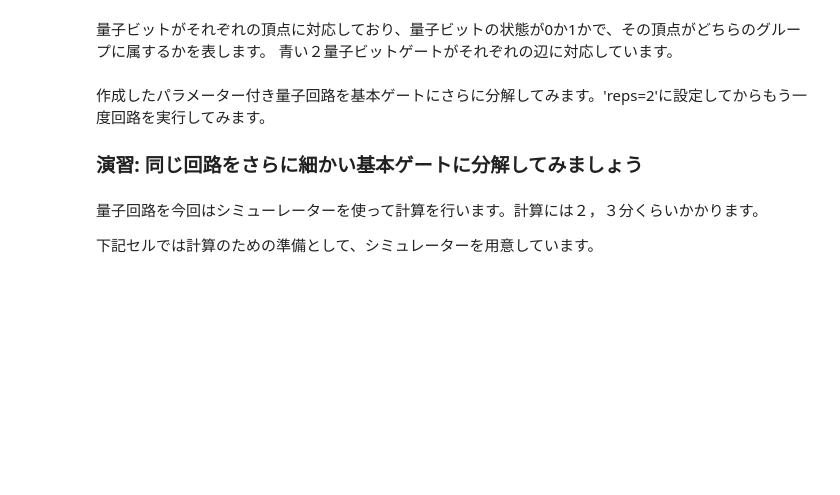
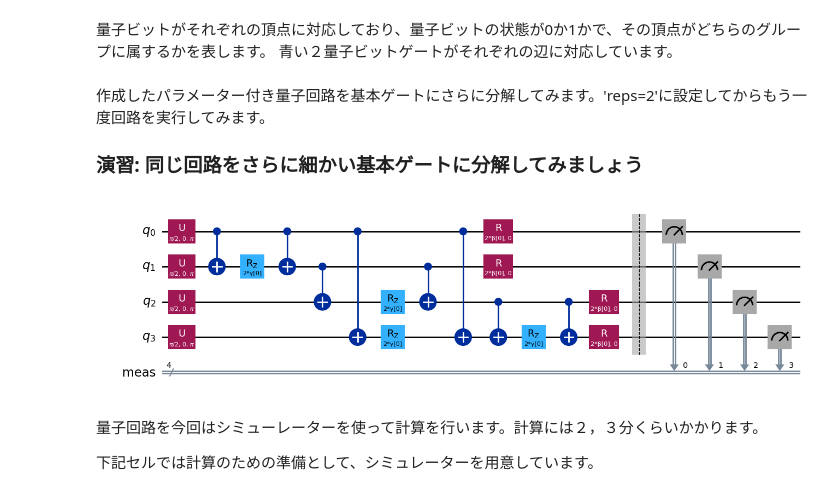
Before and after one commit to quantum-tokyo/UTokyo-komaba-school, a Jupyter notebook: day2/20250930_7_maxcut.ipynb, the cells around one changed output. Cells and saved outputs as stored; diff of their text form; code cells hidden in the pictures; blank space fills up the shorter version.

```diff
--- a/day2/20250930_7_maxcut.ipynb
+++ b/day2/20250930_7_maxcut.ipynb
@@ -151,16 +161,18 @@ ansatz.decompose(reps=1).draw(output="mpl", fold=False)
 # %%
 from qiskit.circuit.library import QAOAAnsatz
 
 
 # QAOAAnsatzにわたすために形式を変換します
 cost_hamiltonian = SparsePauliOp.from_list(max_cut_hamiltonian)
 
 ansatz = QAOAAnsatz(
     cost_hamiltonian,
     reps=1,
 ).decompose()
 ansatz.measure_all()
-ansatz.decompose(reps=1).draw(output="mpl", fold=False)  #reps=2に変更してから回路を表示してみましょう
+ansatz.decompose(reps=2).draw(output="mpl", fold=False)  #reps=2に変更してから回路を表示してみましょう
+# %% [output]
+[figure, added]
 # %% [markdown]
 量子回路を今回はシミューレーターを使って計算を行います。計算には２，３分くらいかかります。
 
```
Also changed, not shown: parts of 9 cells of this notebook, 1 other file.
